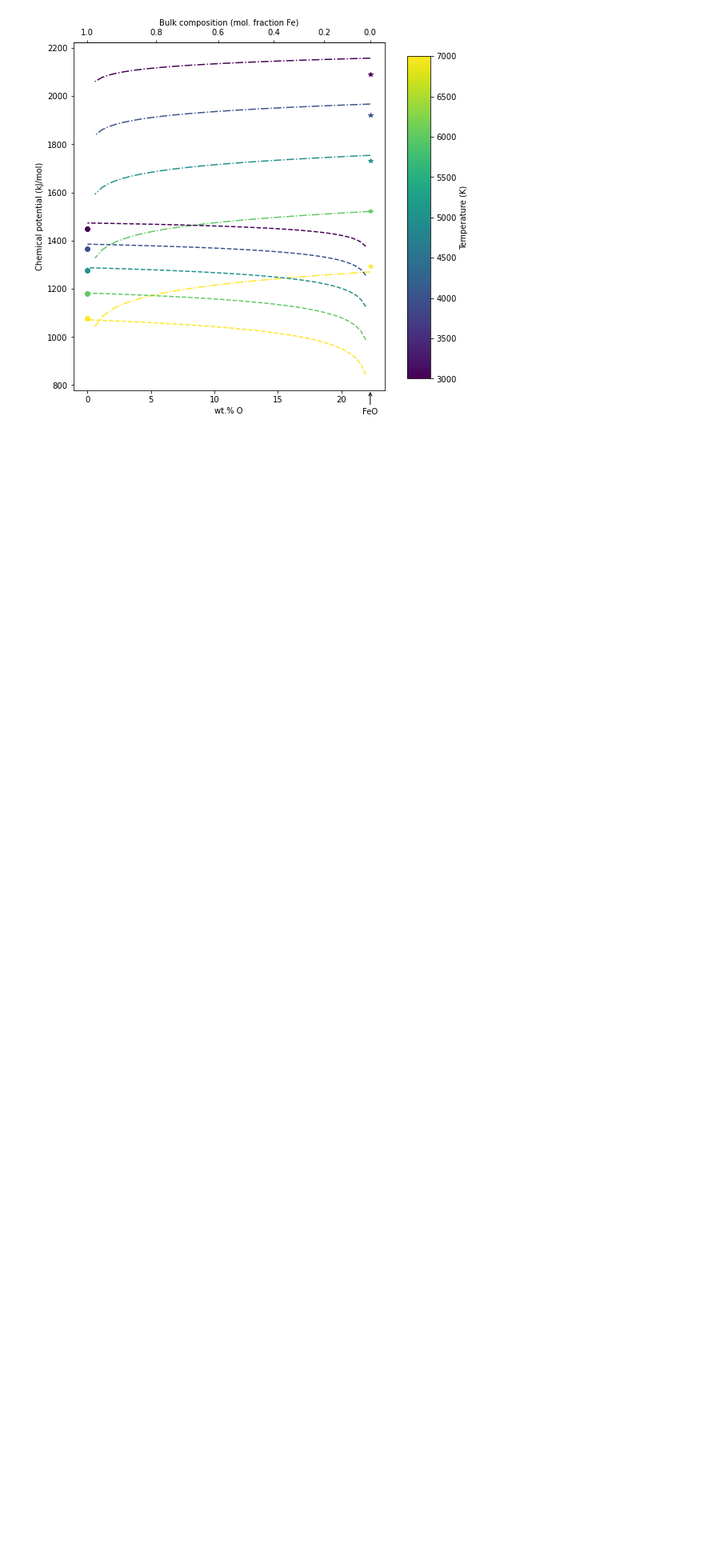
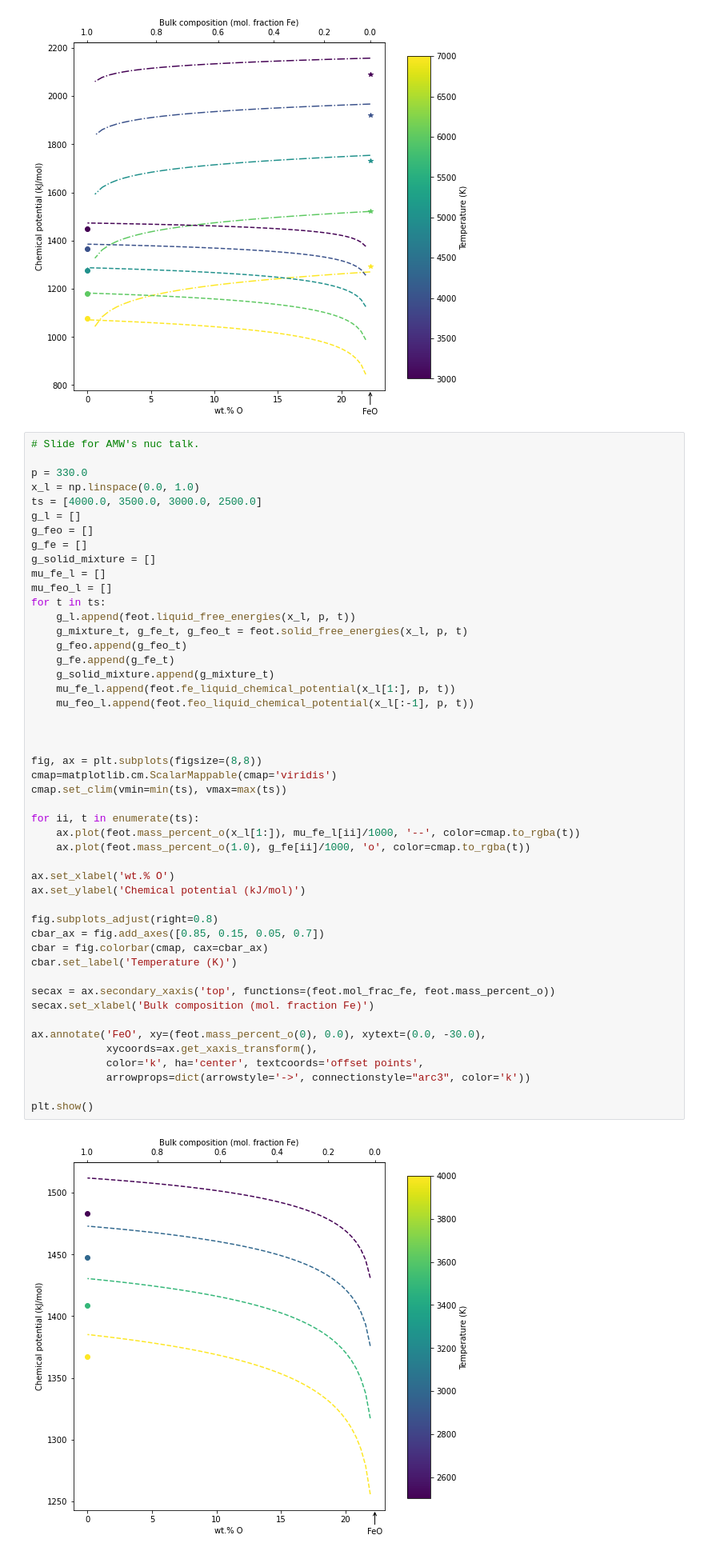
Before and after one commit to andreww/slurry, a Jupyter notebook: thermodynamic_model.ipynb, the cells around one changed output. Shown at 80% size. Saved outputs shown, nothing was run; the diff lists cells and outputs as text; blank space fills up the shorter version.

```diff
--- a/thermodynamic_model.ipynb
+++ b/thermodynamic_model.ipynb
@@ -222,6 +222,56 @@ plt.show()
 # %% [output]
 [figure]
 [figure]
+# %%
+# Slide for AMW's nuc talk.
+
+p = 330.0
+x_l = np.linspace(0.0, 1.0)
+ts = [4000.0, 3500.0, 3000.0, 2500.0]
+g_l = []
+g_feo = []
+g_fe = []
+g_solid_mixture = []
+mu_fe_l = []
+mu_feo_l = []
+for t in ts:
+    g_l.append(feot.liquid_free_energies(x_l, p, t))
+    g_mixture_t, g_fe_t, g_feo_t = feot.solid_free_energies(x_l, p, t)
+    g_feo.append(g_feo_t)
+    g_fe.append(g_fe_t)
+    g_solid_mixture.append(g_mixture_t)
+    mu_fe_l.append(feot.fe_liquid_chemical_potential(x_l[1:], p, t))
+    mu_feo_l.append(feot.feo_liquid_chemical_potential(x_l[:-1], p, t))
+
+
+
+fig, ax = plt.subplots(figsize=(8,8))
+cmap=matplotlib.cm.ScalarMappable(cmap='viridis')
+cmap.set_clim(vmin=min(ts), vmax=max(ts))
+
+for ii, t in enumerate(ts):
+    ax.plot(feot.mass_percent_o(x_l[1:]), mu_fe_l[ii]/1000, '--', color=cmap.to_rgba(t))
+    ax.plot(feot.mass_percent_o(1.0), g_fe[ii]/1000, 'o', color=cmap.to_rgba(t))
+
+ax.set_xlabel('wt.% O')
+ax.set_ylabel('Chemical potential (kJ/mol)')
+
+fig.subplots_adjust(right=0.8)
+cbar_ax = fig.add_axes([0.85, 0.15, 0.05, 0.7])
+cbar = fig.colorbar(cmap, cax=cbar_ax)
+cbar.set_label('Temperature (K)')
+
+secax = ax.secondary_xaxis('top', functions=(feot.mol_frac_fe, feot.mass_percent_o))
+secax.set_xlabel('Bulk composition (mol. fraction Fe)')
+
+ax.annotate('FeO', xy=(feot.mass_percent_o(0), 0.0), xytext=(0.0, -30.0),
+            xycoords=ax.get_xaxis_transform(),
+            color='k', ha='center', textcoords='offset points',
+            arrowprops=dict(arrowstyle='->', connectionstyle="arc3", color='k'))
+
+plt.show()
+# %% [output]
+[figure, added]
 # %%
 p1 = 330.0
 p2 = 220.0
```
Also changed, not shown: parts of 1 cell of this notebook.
